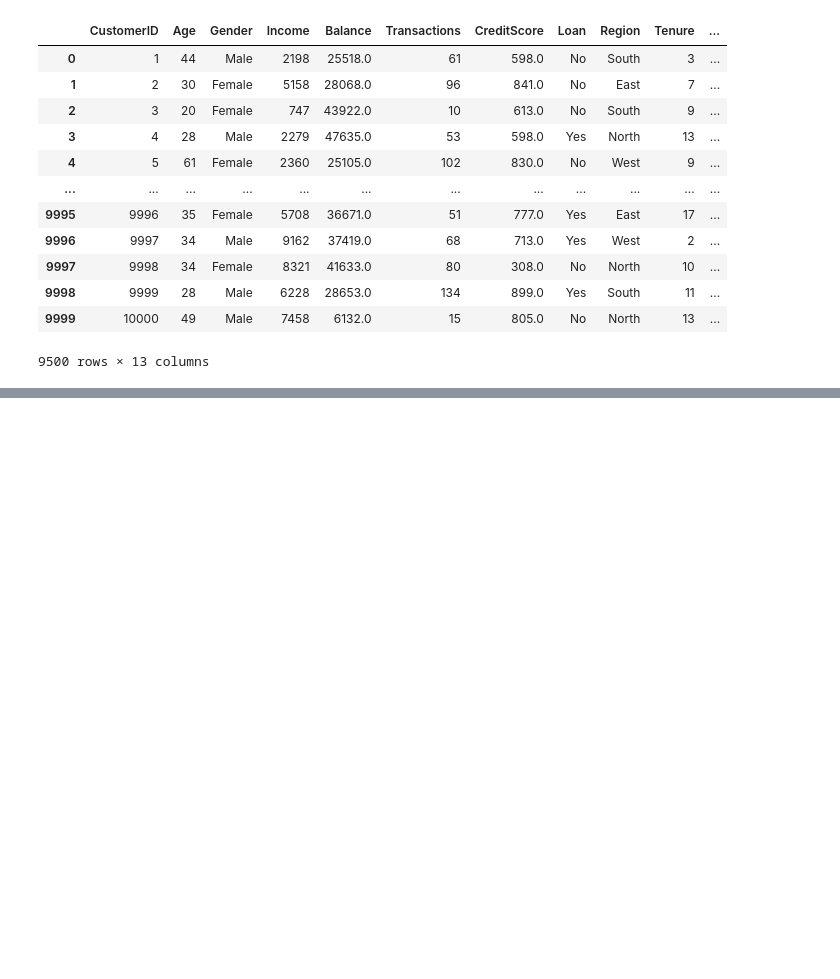
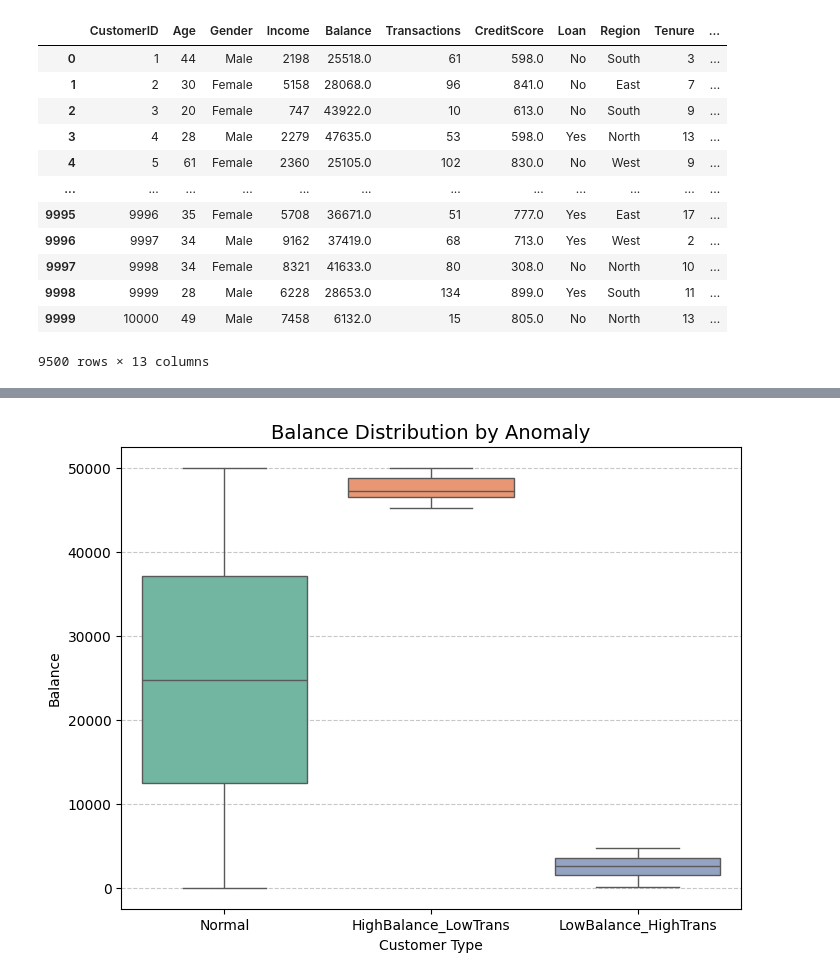
Before and after one commit to 07rauf/bank-data-analysis, a Jupyter notebook: analysis.ipynb, the cells around one changed output, grey strips where cells are left out. Cells and saved outputs as stored; diff of their text form; code cells hidden in the pictures; blank space fills up the shorter version.

```diff
--- a/analysis.ipynb
+++ b/analysis.ipynb
@@ -244,0 +325,11 @@ Name: count, dtype: int64
+# %%
+# Balance distribution for anomaly vs normal customers
+plt.figure(figsize=(8,6))
+sns.boxplot(data=data,x='Anomaly',y='Balance',hue='Anomaly',palette='Set2')
+plt.title('Balance Distribution by Anomaly',fontsize=14)
+plt.xlabel('Customer Type')
+plt.ylabel('Balance')
+plt.grid(axis='y',linestyle='--',alpha=0.7)
+plt.show()
+# %% [output]
+[figure, added]
```
Also changed, not shown: parts of 13 cells of this notebook, 1 other file.
